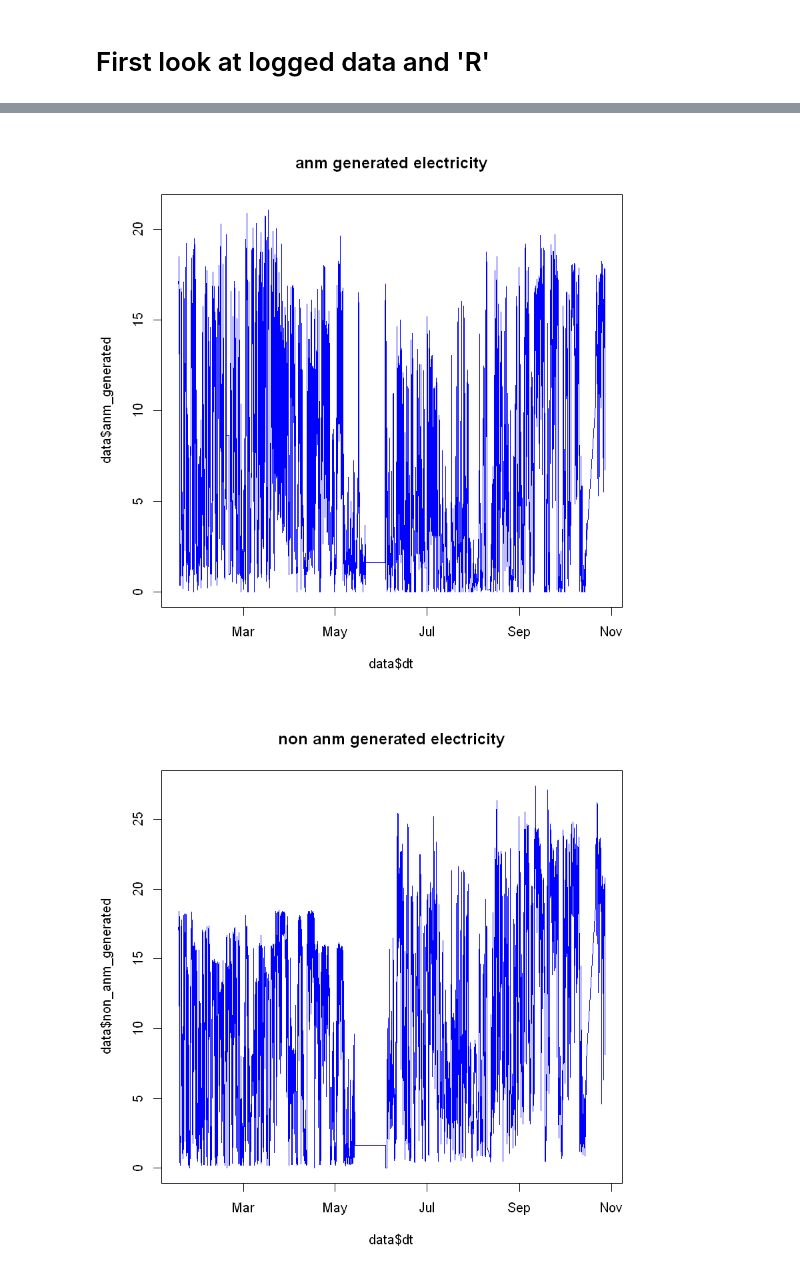
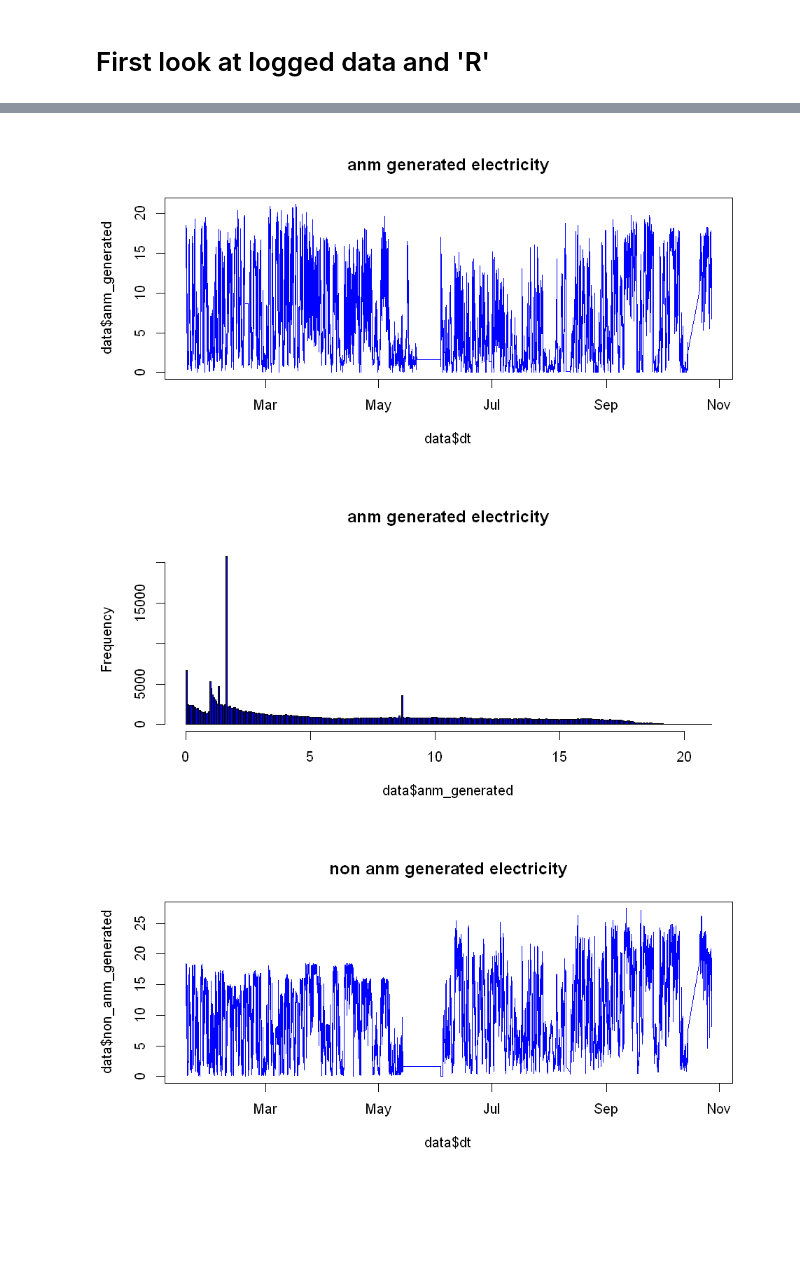
Before and after one commit to srendall91/orkney-electricity, a Jupyter notebook: loganalysis/ElecandANManalysis.ipynb, the cells around one changed output, grey strips where cells are left out. Saved outputs shown, nothing was run; the diff lists cells and outputs as text; code cells hidden in the pictures; blank space fills up the shorter version.

```diff
--- a/loganalysis/ElecandANManalysis.ipynb
+++ b/loganalysis/ElecandANManalysis.ipynb
@@ -54,6 +56,9 @@ hist(data$demand, 500,main= "electricity demand", col = "blue")
 # %%
 plot(data$dt, data$anm_generated, main= "anm generated electricity", type= "l", col = "blue", pch=46)
+hist(data$anm_generated, 500,main= "anm generated electricity", col = "blue")
 plot(data$dt, data$non_anm_generated, main= "non anm generated electricity", type= "l", col = "blue", pch=46)
+hist(data$non_anm_generated, 500,main= "non anm generated electricity", col = "blue")
 # %% [output]
-[figure, old version]
+[figure, new version]
-[figure, old version]
+[figure, new version]
+[figure, added]
```
Also changed, not shown: parts of 8 cells of this notebook, 2 other files.
